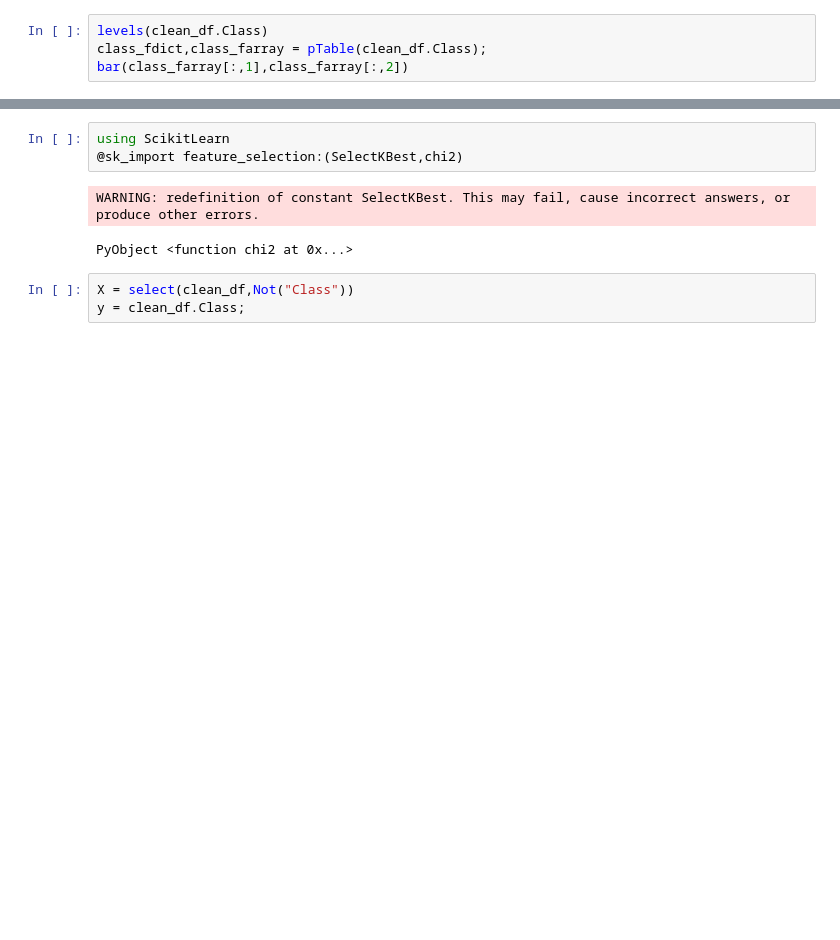
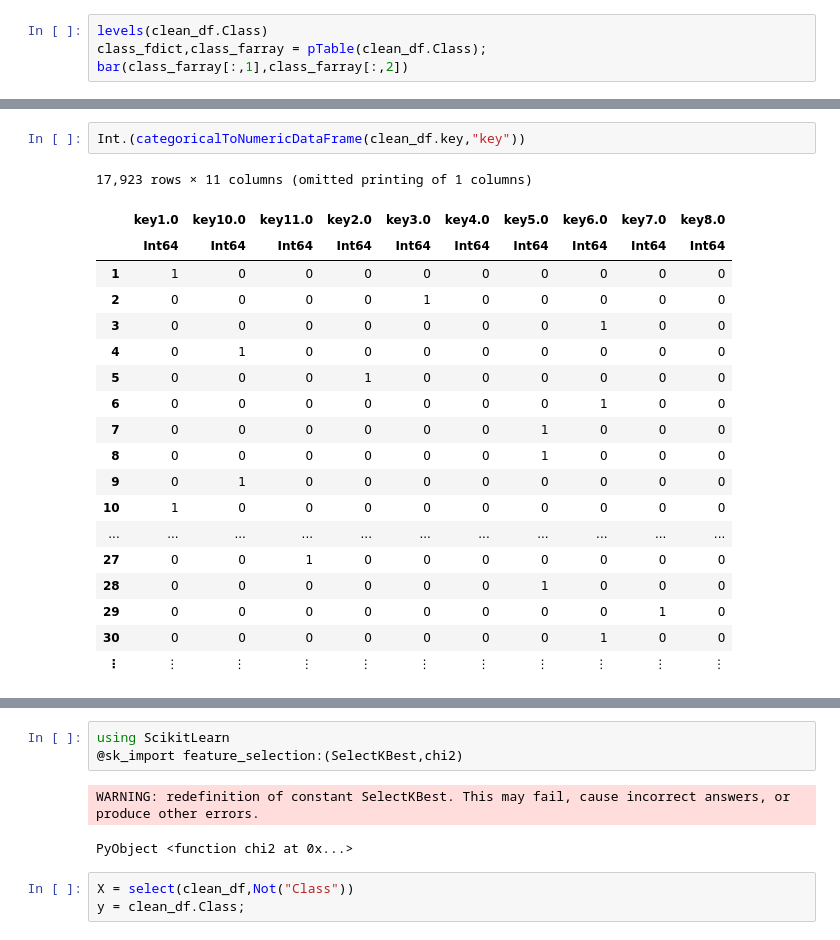
Before and after one commit to maxhormazabal/finalpracticalml, a Jupyter notebook: preprocessing.ipynb, the cells around one changed output, grey strips where cells are left out. Drawn from its saved outputs; the diff is of its cells as text; blank space fills up the shorter version.

```diff
--- a/preprocessing.ipynb
+++ b/preprocessing.ipynb
@@ -559,0 +504,22 @@ numeric_clean_df = copy(clean_df)
+# %%
+Int.(categoricalToNumericDataFrame(clean_df.key,"key"))
+# %% [output]
+17,923 rows × 11 columns (omitted printing of 1 columns)
+|  | key1.0 | key10.0 | key11.0 | key2.0 | key3.0 | key4.0 | key5.0 | key6.0 | key7.0 | key8.0 |
+|  | Int64 | Int64 | Int64 | Int64 | Int64 | Int64 | Int64 | Int64 | Int64 | Int64 |
+| 1 | 1 | 0 | 0 | 0 | 0 | 0 | 0 | 0 | 0 | 0 |
+| 2 | 0 | 0 | 0 | 0 | 1 | 0 | 0 | 0 | 0 | 0 |
+| 3 | 0 | 0 | 0 | 0 | 0 | 0 | 0 | 1 | 0 | 0 |
+| 4 | 0 | 1 | 0 | 0 | 0 | 0 | 0 | 0 | 0 | 0 |
+| 5 | 0 | 0 | 0 | 1 | 0 | 0 | 0 | 0 | 0 | 0 |
+| 6 | 0 | 0 | 0 | 0 | 0 | 0 | 0 | 1 | 0 | 0 |
+| 7 | 0 | 0 | 0 | 0 | 0 | 0 | 1 | 0 | 0 | 0 |
+| 8 | 0 | 0 | 0 | 0 | 0 | 0 | 1 | 0 | 0 | 0 |
+| 9 | 0 | 1 | 0 | 0 | 0 | 0 | 0 | 0 | 0 | 0 |
+| 10 | 1 | 0 | 0 | 0 | 0 | 0 | 0 | 0 | 0 | 0 |
+| ... | ... | ... | ... | ... | ... | ... | ... | ... | ... | ... |
+| 27 | 0 | 0 | 1 | 0 | 0 | 0 | 0 | 0 | 0 | 0 |
+| 28 | 0 | 0 | 0 | 0 | 0 | 0 | 1 | 0 | 0 | 0 |
+| 29 | 0 | 0 | 0 | 0 | 0 | 0 | 0 | 0 | 1 | 0 |
+| 30 | 0 | 0 | 0 | 0 | 0 | 0 | 0 | 1 | 0 | 0 |
+| ⋮ | ⋮ | ⋮ | ⋮ | ⋮ | ⋮ | ⋮ | ⋮ | ⋮ | ⋮ | ⋮ |
```
Also changed, not shown: parts of 12 cells of this notebook, 3 other files.
